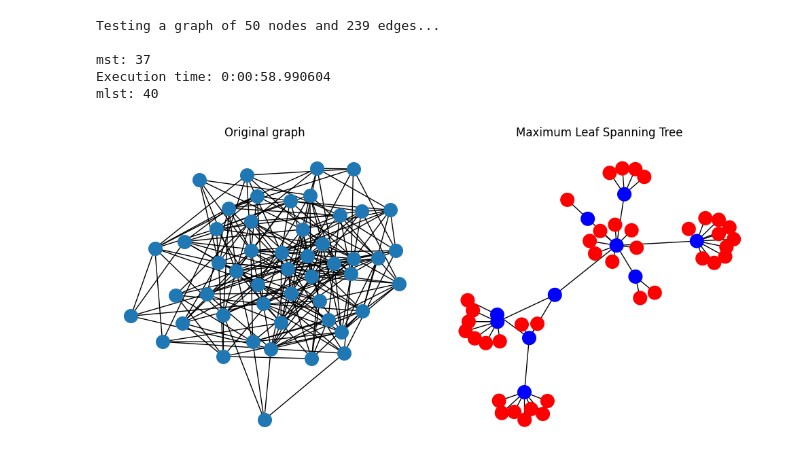
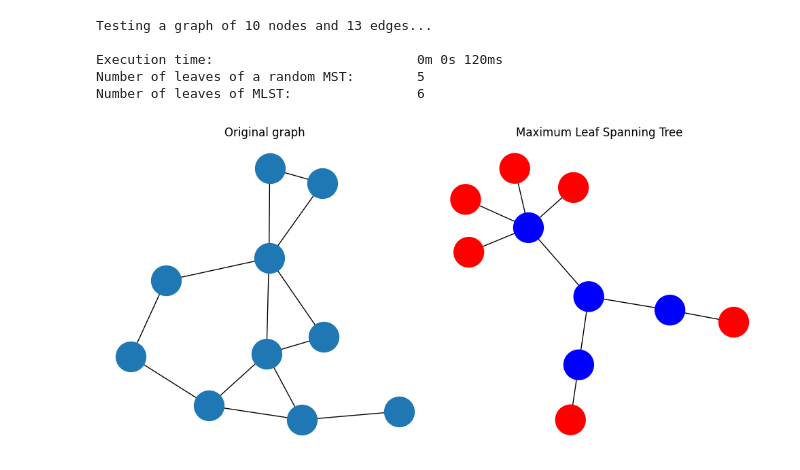
Before and after one commit to strugarveljko/maximum_leaf_spanning_tree, a Jupyter notebook: Ant Colony/tests.ipynb, the cells around one changed output. Saved outputs shown, nothing was run; the diff lists cells and outputs as text; code cells hidden in the pictures.

```diff
--- a/Ant Colony/tests.ipynb
+++ b/Ant Colony/tests.ipynb
@@ -15,13 +14,20 @@ def test_graph(num_of_nodes=10, edge_existence_prob=0.3,
     print(f"\n\nTesting a graph of {num_of_nodes} nodes and {len(G.edges)} edges...\n")
 
     mst = nx.minimum_spanning_tree(G)
-    print(f'mst: {evaluate(mst)}')
 
     start_time = time.time()
     tree = aco(G, num_ants, num_iters, alpha, beta, evaporation_rate)
     end_time = time.time()
-    print(f"Execution time: {timedelta(seconds=end_time-start_time)}")
-    print(f'mlst: {evaluate(tree)}')
+
+    elapsed_time = end_time - start_time
+    minutes = int(elapsed_time // 60)
+    seconds = int(elapsed_time % 60)
+    milliseconds = int((elapsed_time * 1000) % 1000)
+
+    print(f"Execution time: \t\t\t {minutes}m {seconds}s {milliseconds}ms")
+    print(f'Number of leaves of a random MST: \t {evaluate(mst)}')
+    print(f'Number of leaves of MLST: \t\t {evaluate(tree)}')
+
 
     node_colors = []
     for node in tree.nodes():
@@ -40,12 +46,12 @@ def test_graph(num_of_nodes=10, edge_existence_prob=0.3,
 
     plt.tight_layout()
     plt.show()
-# %%
-test_graph(num_of_nodes=50, edge_existence_prob=0.2, num_ants = 40, num_iters = 200)
-# %% [output]
-Testing a graph of 50 nodes and 239 edges...
-
-mst: 37
-Execution time: 0:00:58.990604
-mlst: 40
-[figure, removed]
+# %%
+test_graph(num_of_nodes=10, edge_existence_prob=0.2, num_ants = 10, num_iters = 75, alpha = 1.33, beta = 5, evaporation_rate = 0.4)
+# %% [output]
+Testing a graph of 10 nodes and 13 edges...
+
+Execution time:                          0m 0s 120ms
+Number of leaves of a random MST:        5
+Number of leaves of MLST:                6
+[figure, added]
```
Also changed, not shown: parts of 12 cells of this notebook, 12 other files.
